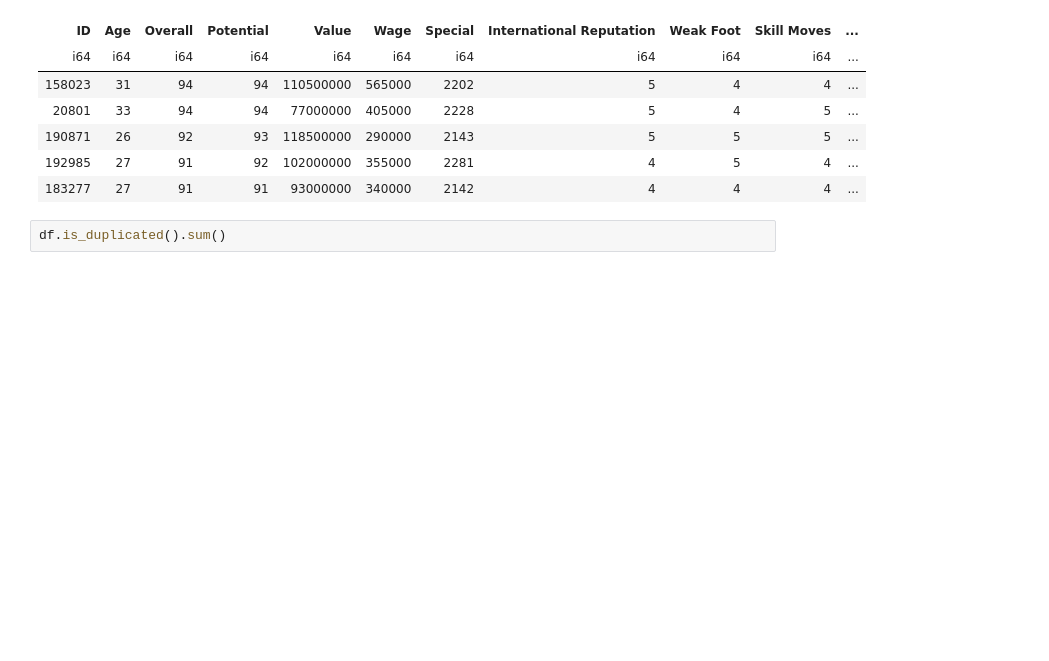
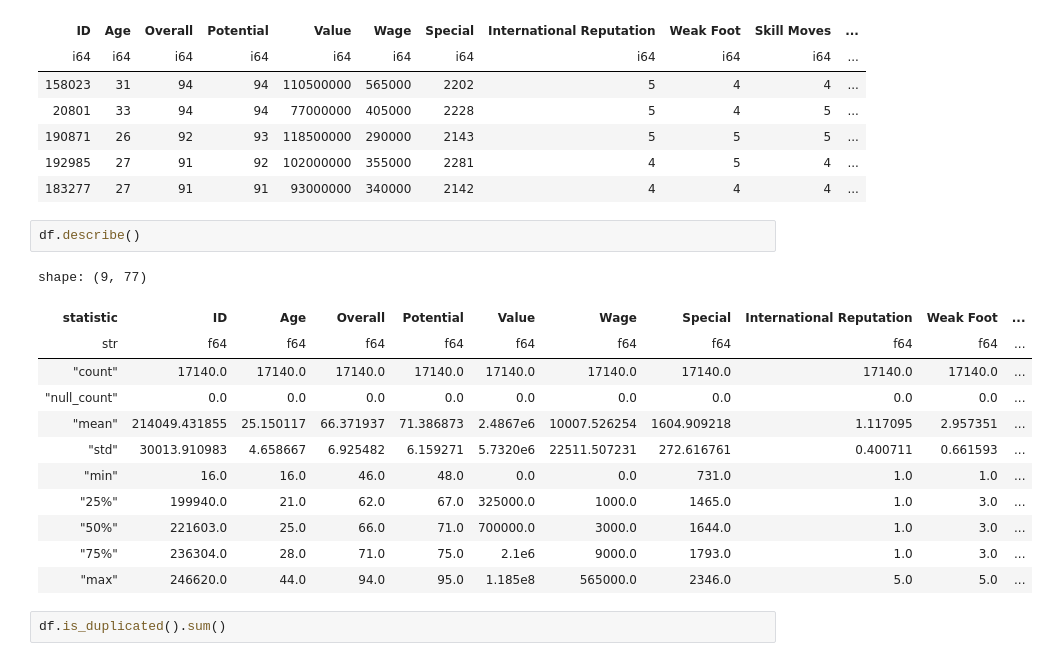
Before and after one commit to MunkC98/tarea2-modulo3-g36, a Jupyter notebook: Tarea2.ipynb, the cells around one changed output. Cells and saved outputs as stored; diff of their text form; blank space fills up the shorter version.

```diff
--- a/Tarea2.ipynb
+++ b/Tarea2.ipynb
@@ -59,6 +82,21 @@ shape: (5, 76)
 | 190871 | 26 | 92 | 93 | 118500000 | 290000 | 2143 | 5 | 5 | 5 | ... |
 | 192985 | 27 | 91 | 92 | 102000000 | 355000 | 2281 | 4 | 5 | 4 | ... |
 | 183277 | 27 | 91 | 91 | 93000000 | 340000 | 2142 | 4 | 4 | 4 | ... |
+# %%
+df.describe()
+# %% [output]
+shape: (9, 77)
+| statistic | ID | Age | Overall | Potential | Value | Wage | Special | International Reputation | Weak Foot | ... |
+| str | f64 | f64 | f64 | f64 | f64 | f64 | f64 | f64 | f64 | ... |
+| "count" | 17140.0 | 17140.0 | 17140.0 | 17140.0 | 17140.0 | 17140.0 | 17140.0 | 17140.0 | 17140.0 | ... |
+| "null_count" | 0.0 | 0.0 | 0.0 | 0.0 | 0.0 | 0.0 | 0.0 | 0.0 | 0.0 | ... |
+| "mean" | 214049.431855 | 25.150117 | 66.371937 | 71.386873 | 2.4867e6 | 10007.526254 | 1604.909218 | 1.117095 | 2.957351 | ... |
+| "std" | 30013.910983 | 4.658667 | 6.925482 | 6.159271 | 5.7320e6 | 22511.507231 | 272.616761 | 0.400711 | 0.661593 | ... |
+| "min" | 16.0 | 16.0 | 46.0 | 48.0 | 0.0 | 0.0 | 731.0 | 1.0 | 1.0 | ... |
+| "25%" | 199940.0 | 21.0 | 62.0 | 67.0 | 325000.0 | 1000.0 | 1465.0 | 1.0 | 3.0 | ... |
+| "50%" | 221603.0 | 25.0 | 66.0 | 71.0 | 700000.0 | 3000.0 | 1644.0 | 1.0 | 3.0 | ... |
+| "75%" | 236304.0 | 28.0 | 71.0 | 75.0 | 2.1e6 | 9000.0 | 1793.0 | 1.0 | 3.0 | ... |
+| "max" | 246620.0 | 44.0 | 94.0 | 95.0 | 1.185e8 | 565000.0 | 2346.0 | 5.0 | 5.0 | ... |
 # %%
 df.is_duplicated().sum()
 # %% [output]
```
Also changed, not shown: parts of 8 cells of this notebook, 1 other file.
